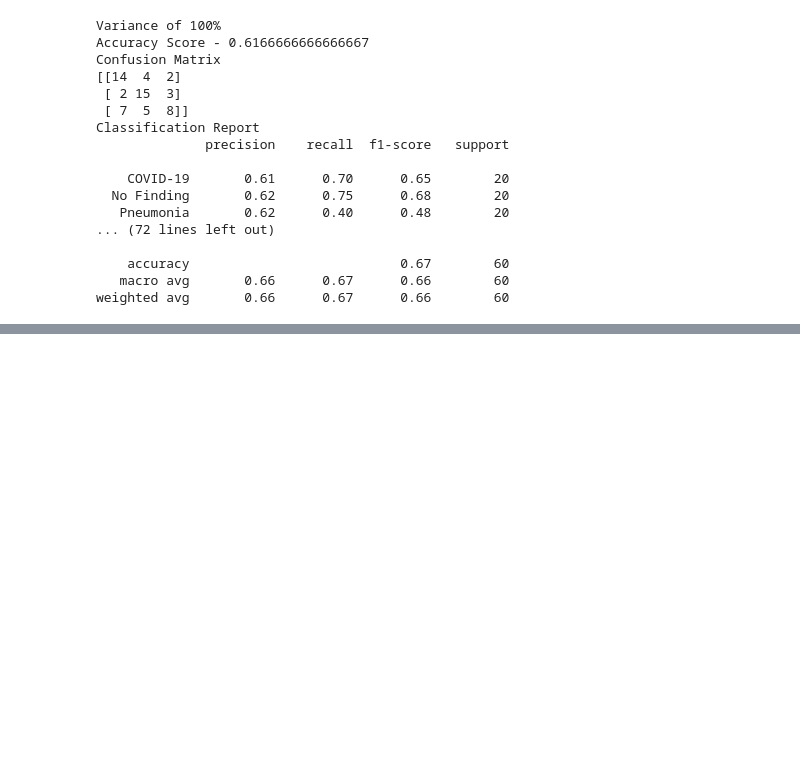
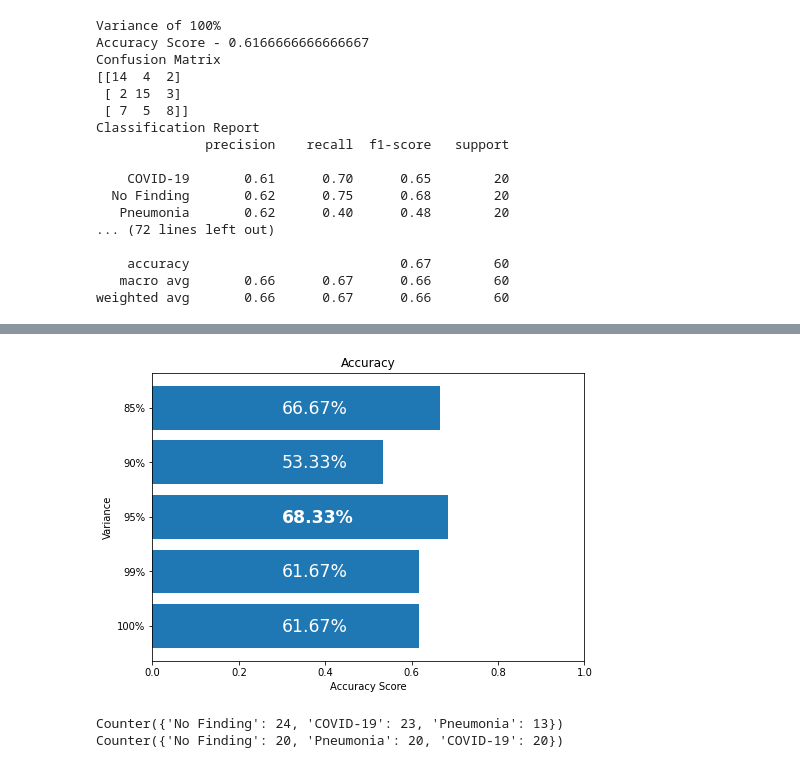
Before and after one commit to artisan7/thesis_stuff, a Jupyter notebook: model.ipynb, the cells around one changed output, grey strips where cells are left out. Saved outputs shown, nothing was run; the diff lists cells and outputs as text; code cells hidden in the pictures; blank space fills up the shorter version.

```diff
--- a/model.ipynb
+++ b/model.ipynb
@@ -220,0 +207,24 @@ weighted avg       0.62      0.62      0.61        60
+# %%
+# For Accuracy, Precision,
+accuracies = []
+threshold = -0.1
+
+fig = plt.figure()
+ax = fig.add_axes([0,1,1,1])
+
+for i in range(len(results)):
+    accuracies.append(accuracy_score(test_lbl, results[i]))
+    if(i != 2):
+        ax.text(0.3, threshold, str(round(accuracies[i]*100, 2)) + '%', color='white', fontsize="xx-large")
+    else:
+        ax.text(0.3, threshold, str(round(accuracies[i]*100, 2)) + '%', color='white', fontweight="bold", fontsize="xx-large")
+    threshold = threshold + 1
+
+ax.barh(variances, accuracies)
+ax.set(xlim=[0, 1])
+ax.set_ylabel('Variance')
+ax.set_xlabel('Accuracy Score')
+plt.title("Accuracy")
+plt.show()
+# %% [output]
+[figure, added]
@@ -225,0 +266,7 @@ pickle.dump(lda_train,open("lda-nofinding-pneu-cov.sav", "wb"))
+# %%
+import collections, numpy
+print(collections.Counter(results[0]))
+print(collections.Counter(test_lbl))
+# %% [output]
+Counter({'No Finding': 24, 'COVID-19': 23, 'Pneumonia': 13})
+Counter({'No Finding': 20, 'Pneumonia': 20, 'COVID-19': 20})
```
Also changed, not shown: parts of 9 cells of this notebook, 9 other files.
